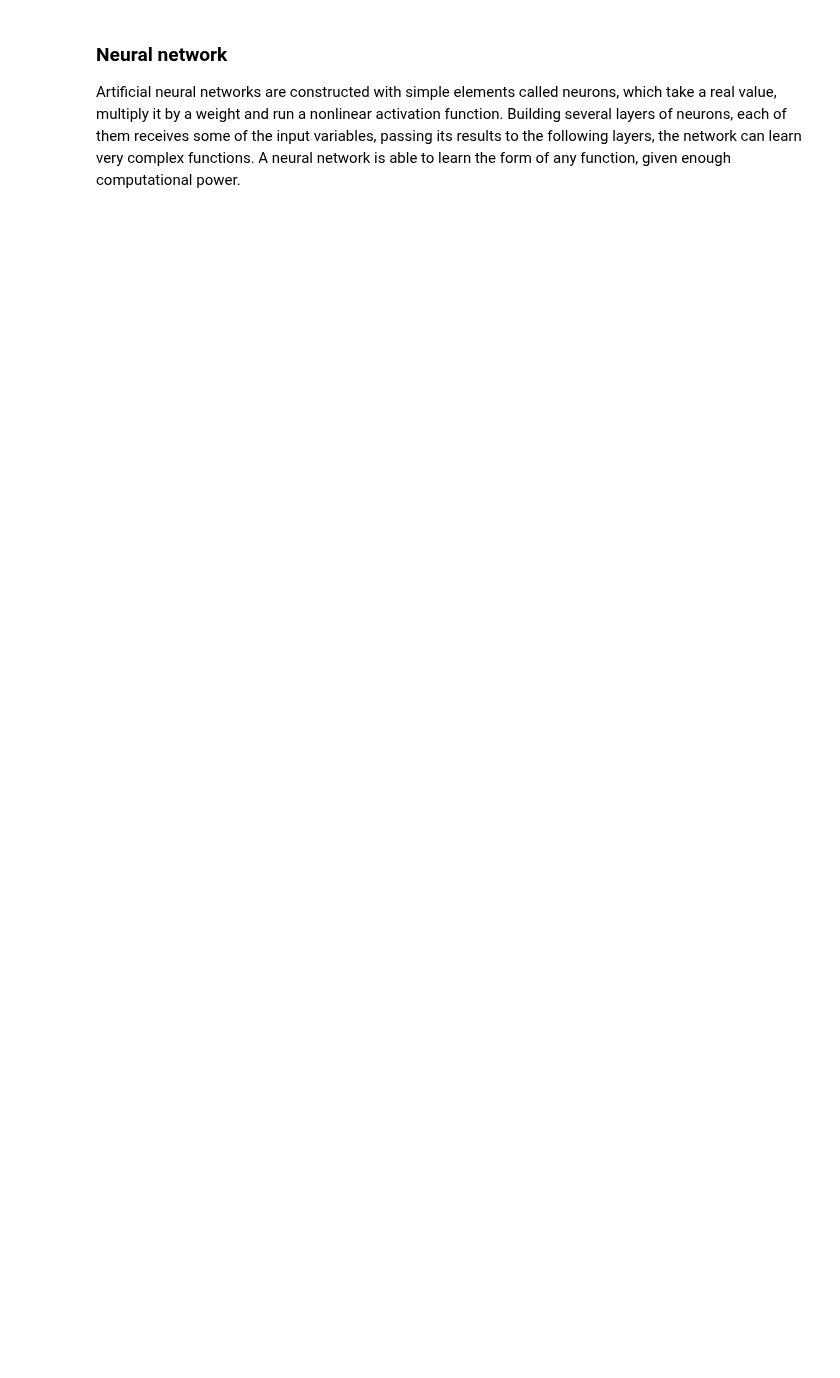
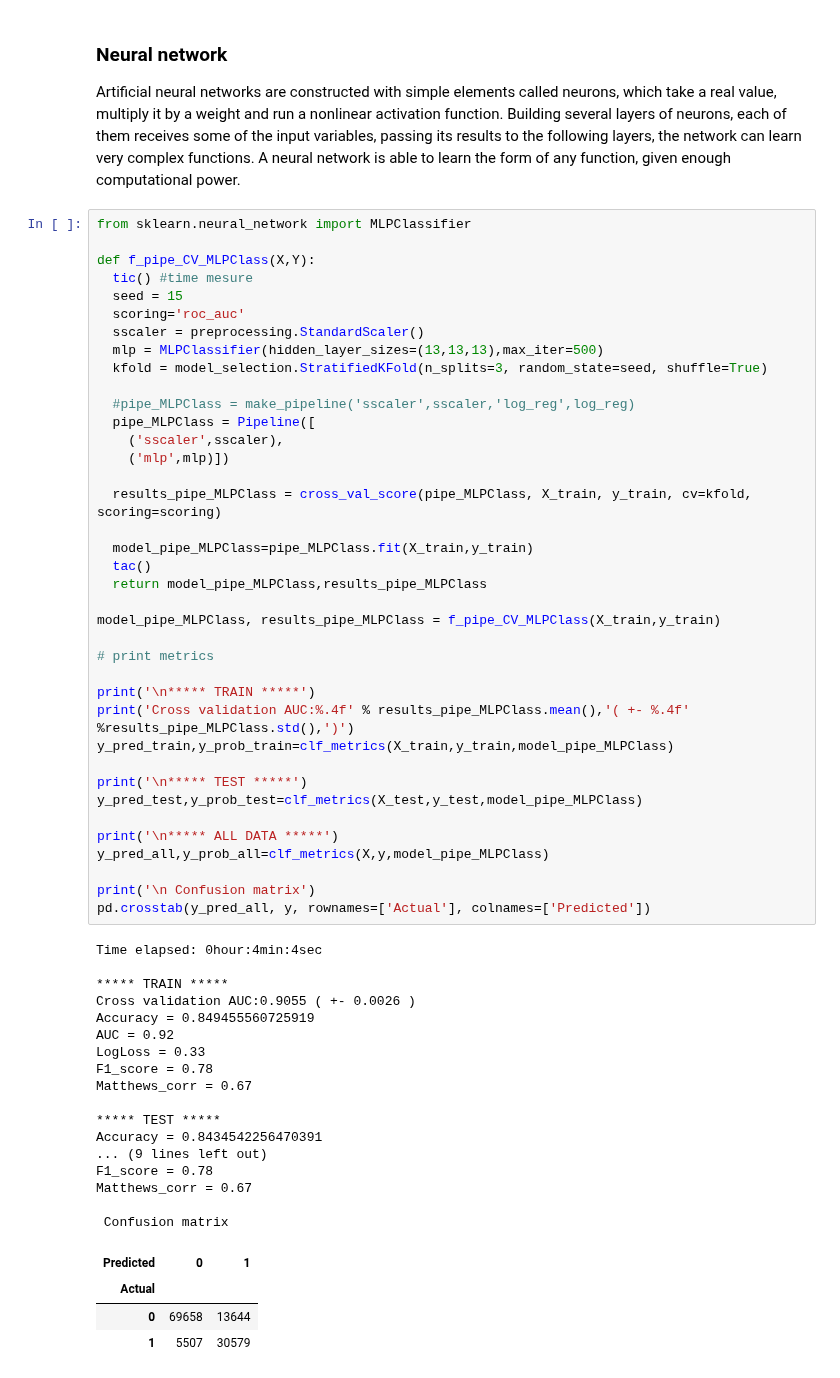
Before and after one commit to alejandromanas/GoogleColab_public, a Jupyter notebook: bookings/code/bookings.ipynb, the cells around one changed output. Drawn from its saved outputs; the diff is of its cells as text; blank space fills up the shorter version.

```diff
--- a/bookings/code/bookings.ipynb
+++ b/bookings/code/bookings.ipynb
@@ -679,3 +706,63 @@ Time passed: 0hour:0min:11sec
 ### Neural network
 
 Artificial neural networks are constructed with simple elements called neurons, which take a real value, multiply it by a weight and run a nonlinear activation function. Building several layers of neurons, each of them receives some of the input variables, passing its results to the following layers, the network can learn very complex functions. A neural network is able to learn the form of any function, given enough computational power.
+# %%
+from sklearn.neural_network import MLPClassifier
+
+def f_pipe_CV_MLPClass(X,Y):
+  tic() #time mesure
+  seed = 15
+  scoring='roc_auc'
+  sscaler = preprocessing.StandardScaler()
+  mlp = MLPClassifier(hidden_layer_sizes=(13,13,13),max_iter=500)
+  kfold = model_selection.StratifiedKFold(n_splits=3, random_state=seed, shuffle=True)
+
+  #pipe_MLPClass = make_pipeline('sscaler',sscaler,'log_reg',log_reg)
+  pipe_MLPClass = Pipeline([
+    ('sscaler',sscaler),
+    ('mlp',mlp)])
+
+  results_pipe_MLPClass = cross_val_score(pipe_MLPClass, X_train, y_train, cv=kfold, scoring=scoring)
+
+  model_pipe_MLPClass=pipe_MLPClass.fit(X_train,y_train)
+  tac()
+  return model_pipe_MLPClass,results_pipe_MLPClass
+
+model_pipe_MLPClass, results_pipe_MLPClass = f_pipe_CV_MLPClass(X_train,y_train)
+
+# print metrics
+
+print('\n***** TRAIN *****')
+print('Cross validation AUC:%.4f' % results_pipe_MLPClass.mean(),'( +- %.4f' %results_pipe_MLPClass.std(),')')
+y_pred_train,y_prob_train=clf_metrics(X_train,y_train,model_pipe_MLPClass)
+
+print('\n***** TEST *****')
+y_pred_test,y_prob_test=clf_metrics(X_test,y_test,model_pipe_MLPClass)
+
+print('\n***** ALL DATA *****')
+y_pred_all,y_prob_all=clf_metrics(X,y,model_pipe_MLPClass)
+
+print('\n Confusion matrix')
+pd.crosstab(y_pred_all, y, rownames=['Actual'], colnames=['Predicted'])
+# %% [output]
+Time elapsed: 0hour:4min:4sec
+
+***** TRAIN *****
+Cross validation AUC:0.9055 ( +- 0.0026 )
+Accuracy = 0.849455560725919
+AUC = 0.92
+LogLoss = 0.33
+F1_score = 0.78
+Matthews_corr = 0.67
+
+***** TEST *****
+Accuracy = 0.8434542256470391
+... (9 lines left out)
+F1_score = 0.78
+Matthews_corr = 0.67
+
+ Confusion matrix
+| Predicted | 0 | 1 |
+| Actual |  |  |
+| 0 | 69658 | 13644 |
+| 1 | 5507 | 30579 |
```
Also changed, not shown: parts of 13 cells of this notebook.
